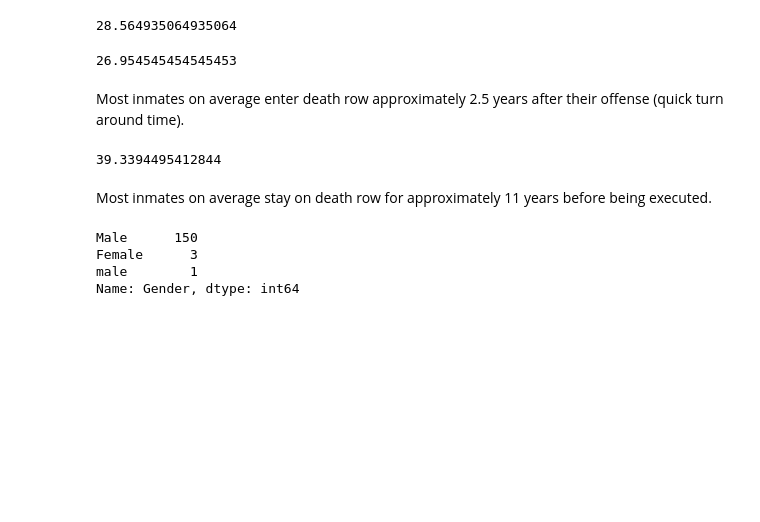
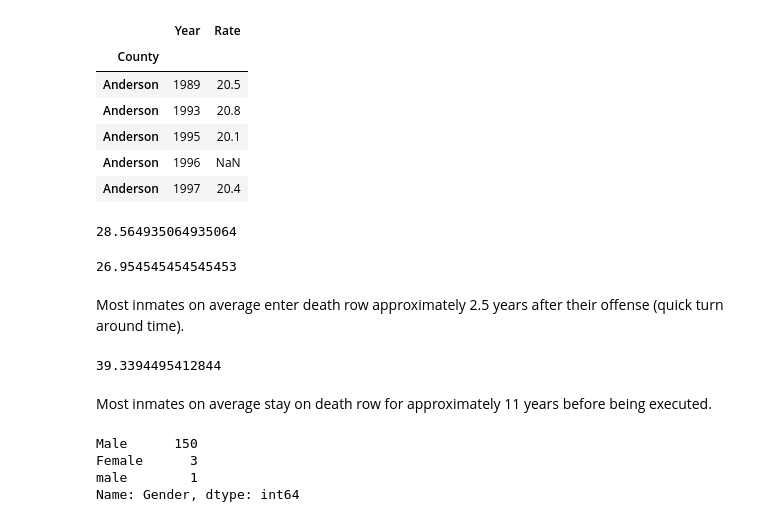
Before and after one commit to allanmc0913/Executions-and-Poverty-in-Texas, a Jupyter notebook: Executed Inmates Data Analysis.ipynb, the cells around one changed output. Drawn from its saved outputs; the diff is of its cells as text; code cells hidden in the pictures; blank space fills up the shorter version.

```diff
--- a/Executed Inmates Data Analysis.ipynb
+++ b/Executed Inmates Data Analysis.ipynb
@@ -26,3 +58,15 @@ df_inmates.head()
+# %%
+pov_by_county = pd.merge(pov_rates, county_codes, on='FIPS #')
+pov_by_county = pov_by_county.drop("FIPS #", axis=1).set_index("County")
+pov_by_county.head()
+# %% [output]
+|  | Year | Rate |
+| County |  |  |
+| Anderson | 1989 | 20.5 |
+| Anderson | 1993 | 20.8 |
+| Anderson | 1995 | 20.1 |
+| Anderson | 1996 | NaN |
+| Anderson | 1997 | 20.4 |
 # %%
 df_inmates['Age Received'].mean()
 # %% [output]
```
Also changed, not shown: parts of 18 cells of this notebook, 3 other files.
